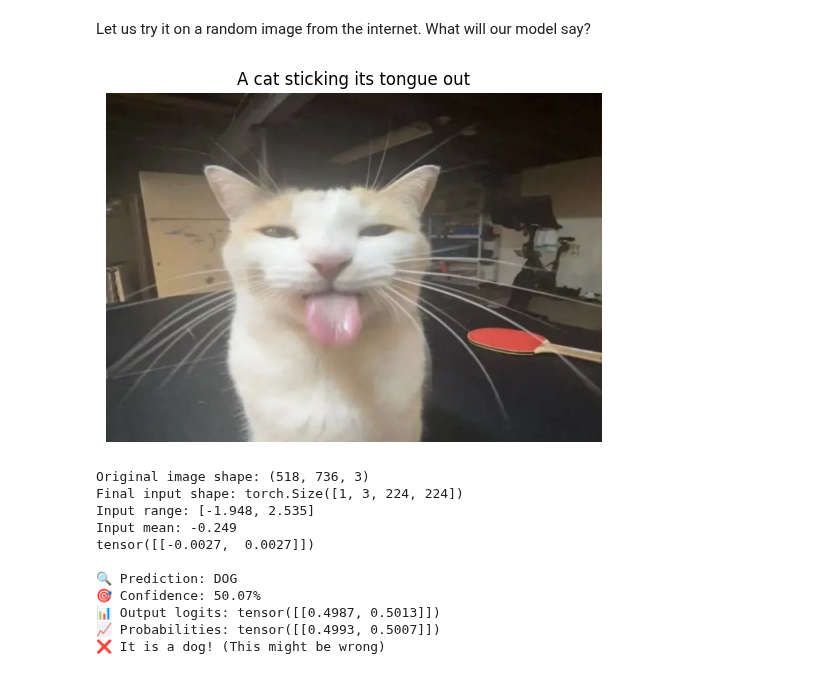
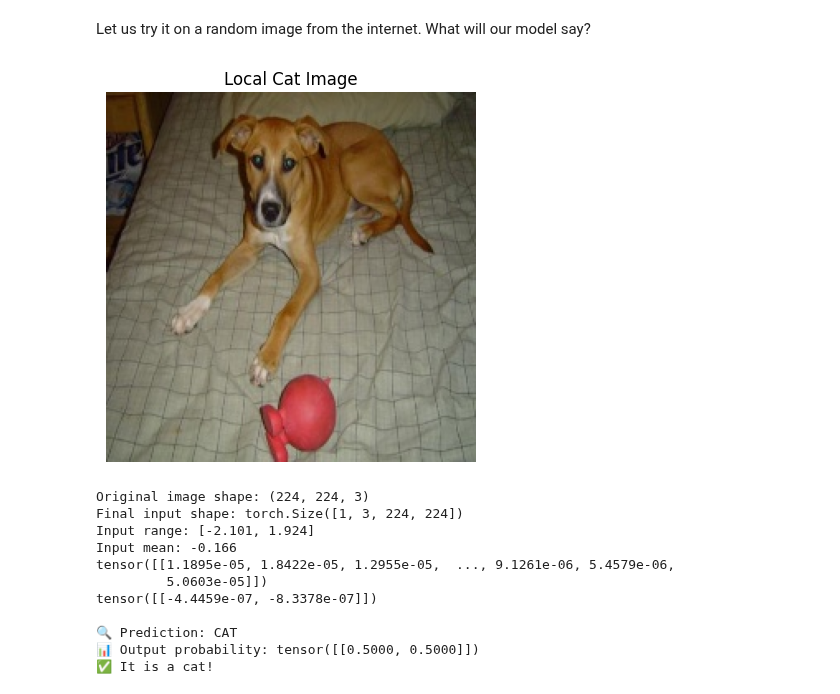
Before and after one commit to chheangg/dog_and_cat_classifier_cnn_from_scratch, a Jupyter notebook: notebooks/5.0-training.ipynb, the cells around one changed output. Saved outputs shown, nothing was run; the diff lists cells and outputs as text; code cells hidden in the pictures.

```diff
--- a/notebooks/5.0-training.ipynb
+++ b/notebooks/5.0-training.ipynb
@@ -401,7 +410,7 @@ NUM_CLASSES = 2
 
 model = ResNet50(num_classes=NUM_CLASSES, lr=LEARNING_RATE, in_channels=3)
 
-model_path = "../models/best_model_20250913_163301.pth"
+model_path = "../models/best_model_20250913_173059.pth"
 
 checkpoint = torch.load(model_path, map_location=torch.device('cpu'))
 
@@ -431,75 +440,71 @@ Let us try it on a random image from the internet. What will our model say?
 # %%
 import numpy as np
 import cv2
-from urllib.request import urlopen
 import matplotlib.pyplot as plt
 from torchvision import transforms
 import torch
 from PIL import Image
 
-img_url = "https://i.pinimg.com/736x/b6/83/78/b683788bf174e73ec3281c0f33cfecce.jpg"
+# ✅ Use local file instead of URL
+img_path = "../data/processed/24868-dog.jpg"
 
-resp = urlopen(img_url)
-image = np.asarray(bytearray(resp.read()), dtype="uint8")
-image = cv2.imdecode(image, cv2.IMREAD_COLOR)
+# Read image with OpenCV
+image = cv2.imread(img_path)
 image = cv2.cvtColor(image, cv2.COLOR_BGR2RGB)
 
 plt.imshow(image)
 plt.axis('off')
-plt.title('A cat sticking its tongue out')
+plt.title('Local Cat Image')
 plt.show()
 
 print(f"Original image shape: {image.shape}")
 
+image = torch.from_numpy(image).permute(2, 0, 1).float()
+
 # Use the EXACT SAME pipeline as your training
 preprocess = transforms.Compose([
-    transforms.ToPILImage(),  # Convert to PIL
-    transforms.Resize((224, 224)),  # Resize to match training
-    transforms.ToTensor(),  # This converts to [0,1] range and (C,H,W)
-    # NO additional /255.0 needed - ToTensor() already does this
-    transforms.Normalize(mean=[0.485, 0.456, 0.406],
-                         std=[0.229, 0.224, 0.225]),
+    transforms.Lambda(lambda x: x / 255.0),
+    transforms.Normalize(mean=[0.485, 0.456, 0.406], std=[0.229, 0.224, 0.225]),
 ])
 
 def preprocess_image(image):
-    # Use the exact same preprocessing as your training
     tensor = preprocess(image)
     return tensor.unsqueeze(0)
 
 # Preprocess the image
 input_tensor = preprocess_image(image)
 
 print(f"Final input shape: {input_tensor.shape}")
 print(f"Input range: [{input_tensor.min():.3f}, {input_tensor.max():.3f}]")
 print(f"Input mean: {input_tensor.mean():.3f}")
 
-
+# Run inference
+model.eval()
 with torch.no_grad():
     output = model(input_tensor)
-    probabilities = torch.softmax(output, dim=1)
 
-prediction = torch.argmax(output).item()
-confidence = probabilities[0][prediction].item() * 100
+# Apply softmax to turn logits into probabilities
+probabilities = torch.softmax(output, dim=1)
+prediction = torch.argmax(probabilities).item()
+
 
 print(f"\n🔍 Prediction: {'CAT' if prediction == 0 else 'DOG'}")
-print(f"🎯 Confidence: {confidence:.2f}%")
-print(f"📊 Output logits: {output}")
-print(f"📈 Probabilities: {probabilities}")
+print(f"📊 Output probability: {probabilities}")
 
 if prediction == 0:
     print("✅ It is a cat!")
 else:
     print("❌ It is a dog! (This might be wrong)")
 # %% [output]
-[figure, old version]
+[figure, new version]
-Original image shape: (518, 736, 3)
+Original image shape: (224, 224, 3)
 Final input shape: torch.Size([1, 3, 224, 224])
-Input range: [-1.948, 2.535]
-Input mean: -0.249
-tensor([[-0.0027,  0.0027]])
+Input range: [-2.101, 1.924]
+Input mean: -0.166
+tensor([[1.1895e-05, 1.8422e-05, 1.2955e-05,  ..., 9.1261e-06, 5.4579e-06,
+         5.0603e-05]])
+tensor([[-4.4459e-07, -8.3378e-07]])
 
-🔍 Prediction: DOG
-🎯 Confidence: 50.07%
-📊 Output logits: tensor([[0.4987, 0.5013]])
-📈 Probabilities: tensor([[0.4993, 0.5007]])
-❌ It is a dog! (This might be wrong)
+🔍 Prediction: CAT
+📊 Output probability: tensor([[0.5000, 0.5000]])
+✅ It is a cat!
```
Also changed, not shown: parts of 1 cell of this notebook, 4 other files.
